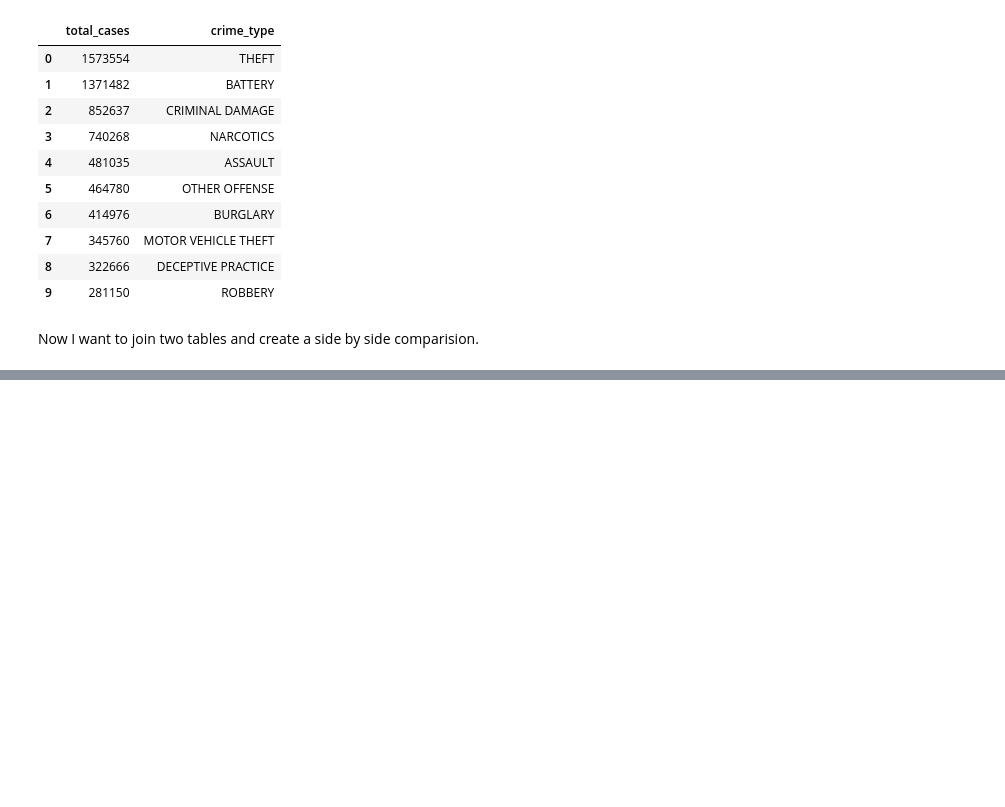
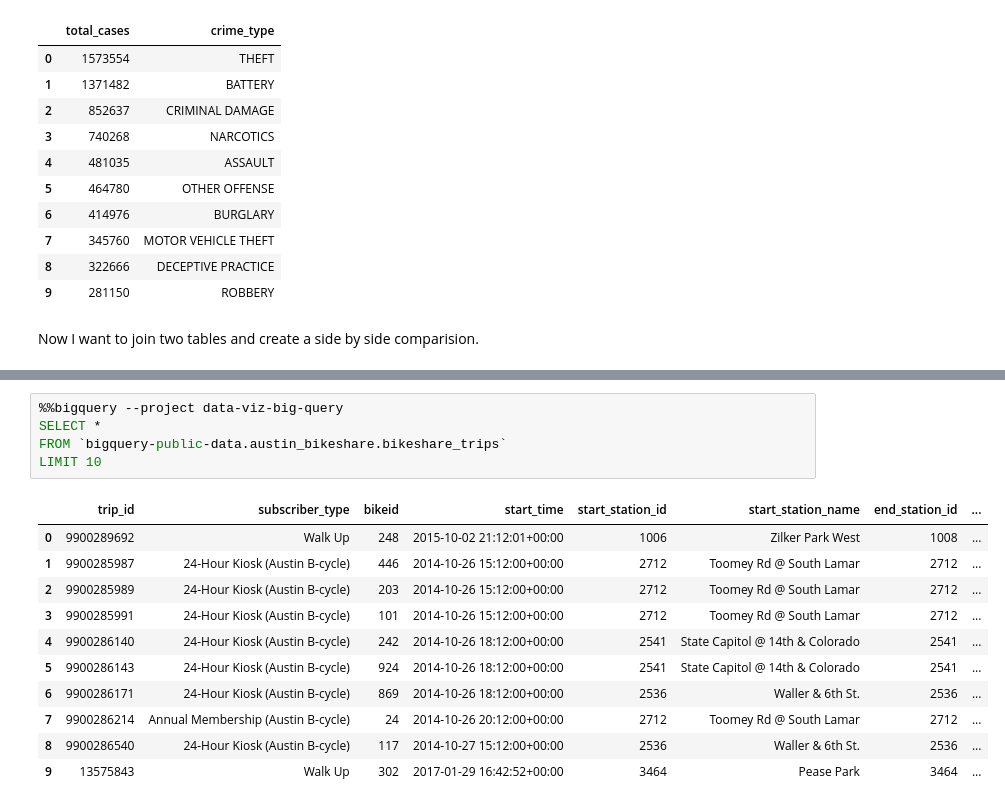
Before and after one commit to aayushbhurtel/Data_Visualization, a Jupyter notebook: Quiz7.ipynb, the cells around one changed output, grey strips where cells are left out. Cells and saved outputs as stored; diff of their text form; blank space fills up the shorter version.

```diff
--- a/Quiz7.ipynb
+++ b/Quiz7.ipynb
@@ -103,0 +114,17 @@ LIMIT 10
+# %%
+%%bigquery --project data-viz-big-query
+SELECT *
+FROM `bigquery-public-data.austin_bikeshare.bikeshare_trips`
+LIMIT 10
+# %% [output]
+|  | trip_id | subscriber_type | bikeid | start_time | start_station_id | start_station_name | end_station_id | ... |
+| 0 | 9900289692 | Walk Up | 248 | 2015-10-02 21:12:01+00:00 | 1006 | Zilker Park West | 1008 | ... |
+| 1 | 9900285987 | 24-Hour Kiosk (Austin B-cycle) | 446 | 2014-10-26 15:12:00+00:00 | 2712 | Toomey Rd @ South Lamar | 2712 | ... |
+| 2 | 9900285989 | 24-Hour Kiosk (Austin B-cycle) | 203 | 2014-10-26 15:12:00+00:00 | 2712 | Toomey Rd @ South Lamar | 2712 | ... |
+| 3 | 9900285991 | 24-Hour Kiosk (Austin B-cycle) | 101 | 2014-10-26 15:12:00+00:00 | 2712 | Toomey Rd @ South Lamar | 2712 | ... |
+| 4 | 9900286140 | 24-Hour Kiosk (Austin B-cycle) | 242 | 2014-10-26 18:12:00+00:00 | 2541 | State Capitol @ 14th & Colorado | 2541 | ... |
+| 5 | 9900286143 | 24-Hour Kiosk (Austin B-cycle) | 924 | 2014-10-26 18:12:00+00:00 | 2541 | State Capitol @ 14th & Colorado | 2541 | ... |
+| 6 | 9900286171 | 24-Hour Kiosk (Austin B-cycle) | 869 | 2014-10-26 18:12:00+00:00 | 2536 | Waller & 6th St. | 2536 | ... |
+| 7 | 9900286214 | Annual Membership (Austin B-cycle) | 24 | 2014-10-26 20:12:00+00:00 | 2712 | Toomey Rd @ South Lamar | 2712 | ... |
+| 8 | 9900286540 | 24-Hour Kiosk (Austin B-cycle) | 117 | 2014-10-27 15:12:00+00:00 | 2536 | Waller & 6th St. | 2536 | ... |
+| 9 | 13575843 | Walk Up | 302 | 2017-01-29 16:42:52+00:00 | 3464 | Pease Park | 3464 | ... |
```
Also changed, not shown: parts of 5 cells of this notebook.
